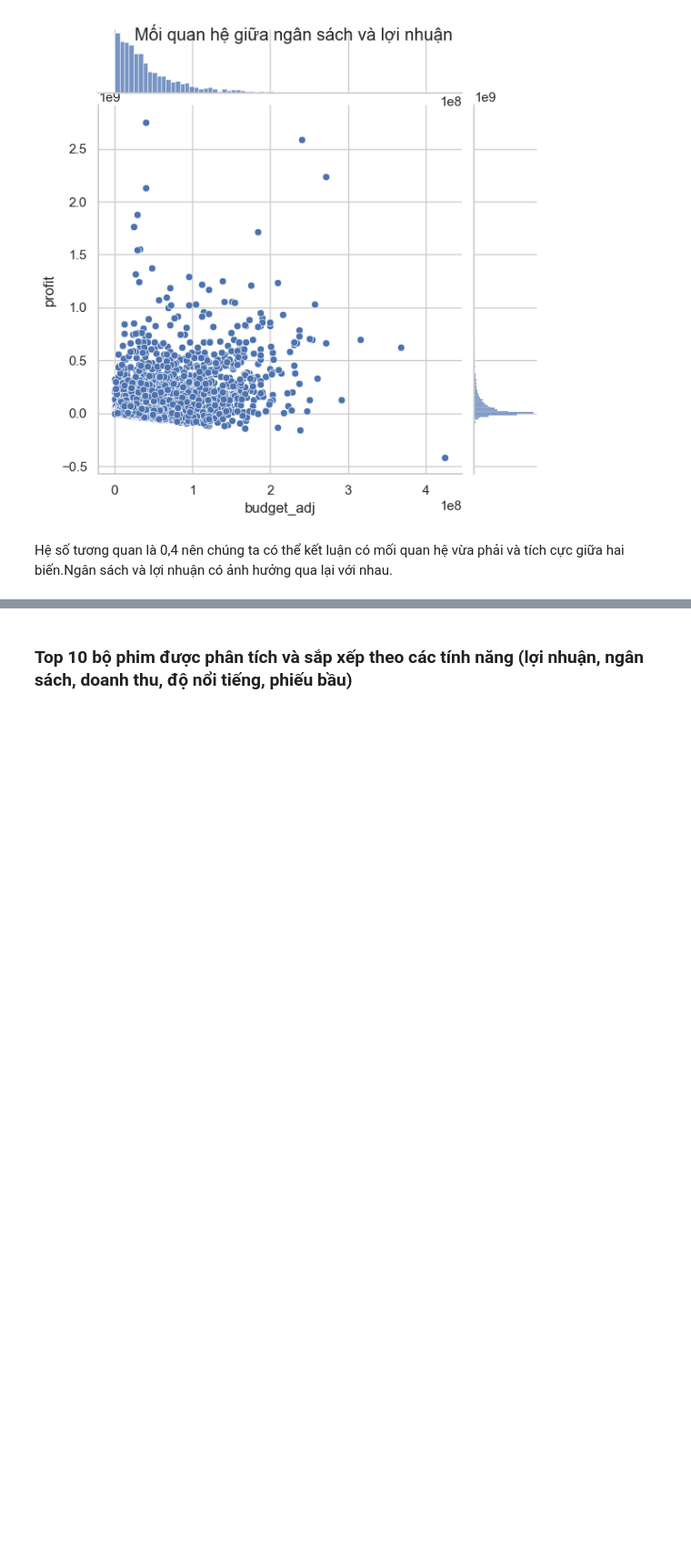
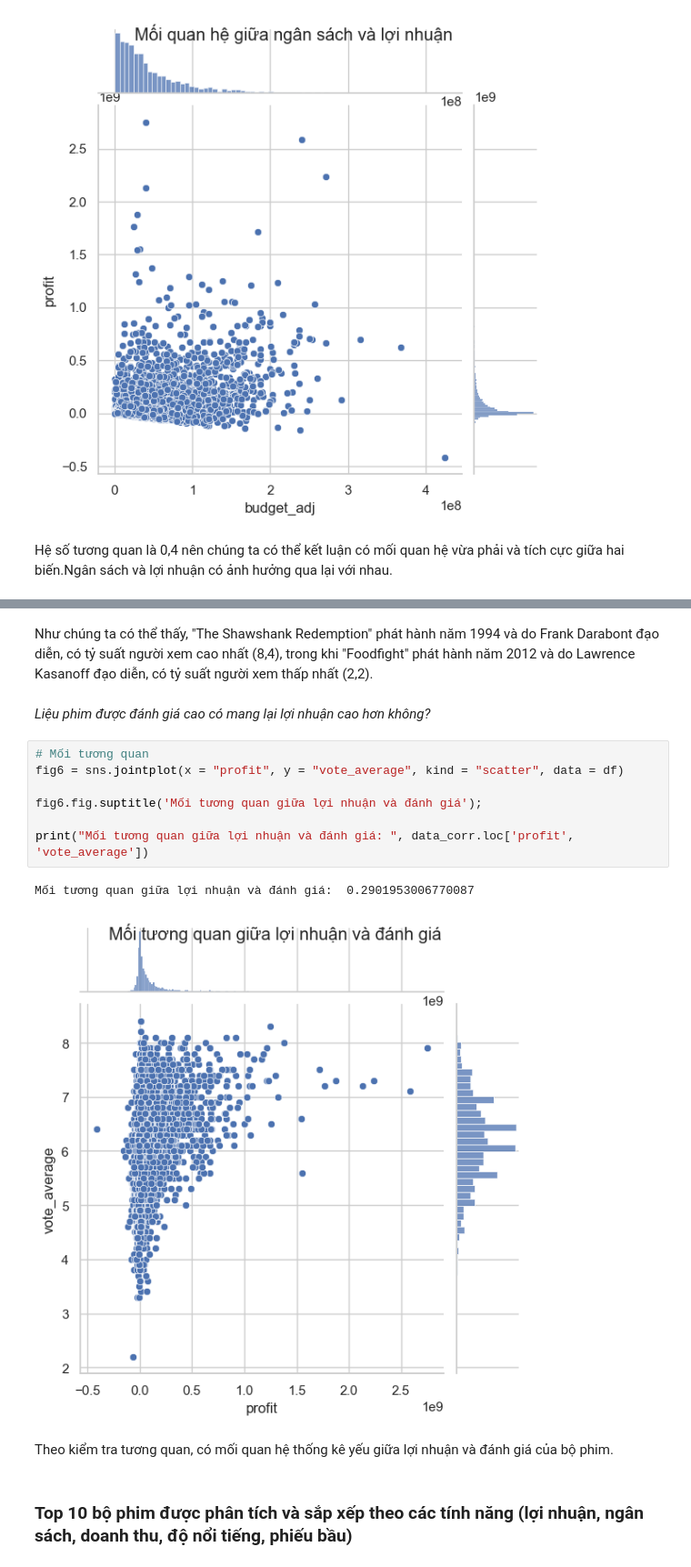
Before and after one commit to Nnguyen-dev2805/PYTHON_FinalProject, a Jupyter notebook: report.ipynb, the cells around one changed output, grey strips where cells are left out. Shown at 91% size. Drawn from its saved outputs; the diff is of its cells as text; blank space fills up the shorter version.

```diff
--- a/report.ipynb
+++ b/report.ipynb
@@ -507,3 +606,19 @@ Hệ số tương quan là 0,4 nên chúng ta có thể kết luận có mối q
+# %% [markdown]
+Như chúng ta có thể thấy, "The Shawshank Redemption" phát hành năm 1994 và do Frank Darabont đạo diễn, có tỷ suất người xem cao nhất (8,4), trong khi "Foodfight" phát hành năm 2012 và do Lawrence Kasanoff đạo diễn, có tỷ suất người xem thấp nhất (2,2).
+# %% [markdown]
+*Liệu phim được đánh giá cao có mang lại lợi nhuận cao hơn không?*
+# %%
+# Mối tương quan
+fig6 = sns.jointplot(x = "profit", y = "vote_average", kind = "scatter", data = df)
+
+fig6.fig.suptitle('Mối tương quan giữa lợi nhuận và đánh giá');
+
+print("Mối tương quan giữa lợi nhuận và đánh giá: ", data_corr.loc['profit', 'vote_average'])
+# %% [output]
+Mối tương quan giữa lợi nhuận và đánh giá:  0.2901953006770087
+[figure, added]
+# %% [markdown]
+Theo kiểm tra tương quan, có mối quan hệ thống kê yếu giữa lợi nhuận và đánh giá của bộ phim.
 # %% [markdown]
 ### Top 10 bộ phim được phân tích và sắp xếp theo các tính năng (lợi nhuận, ngân sách, doanh thu, độ nổi tiếng, phiếu bầu)
 # %%
```
Also changed, not shown: parts of 14 cells of this notebook.
